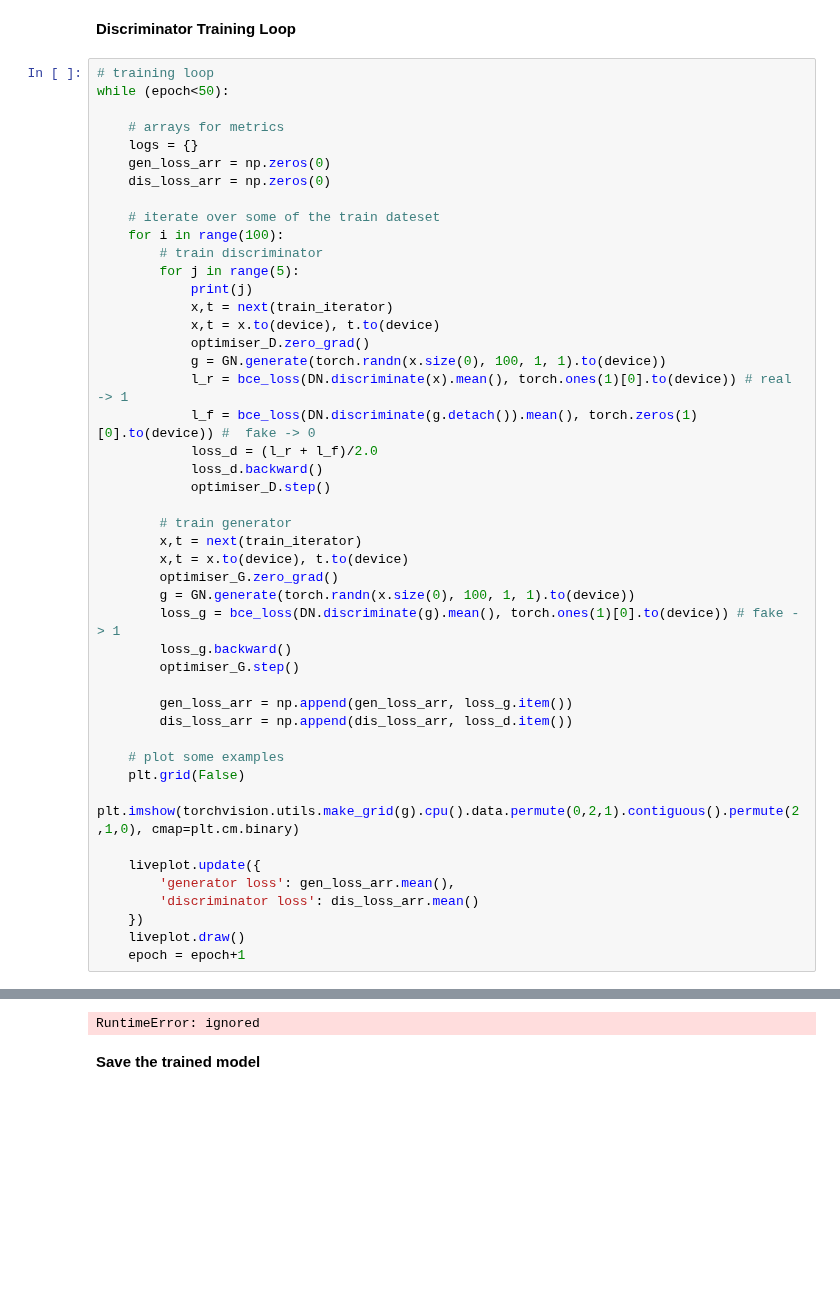
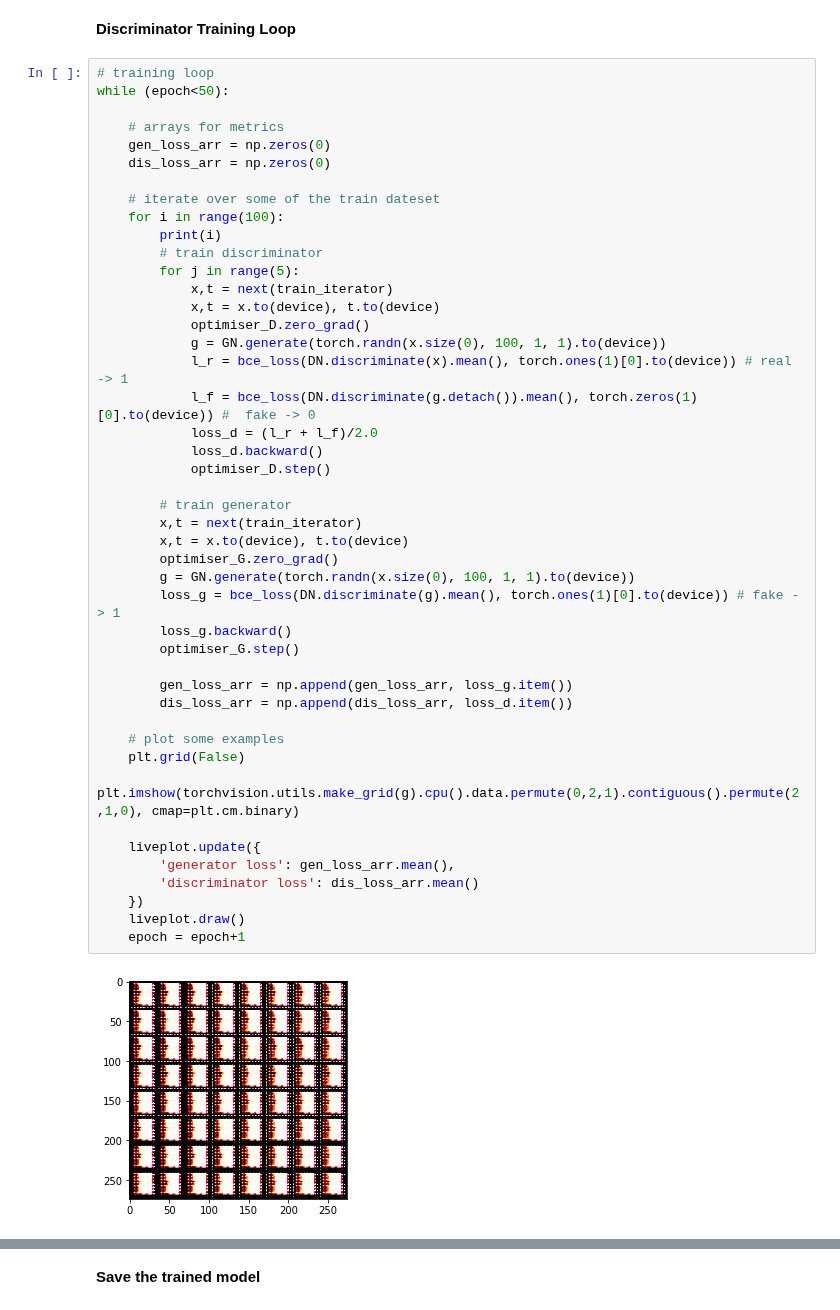
Before and after one commit to jakey1610/MachineLearningL3, a Jupyter notebook: birdgen.ipynb, the cells around one changed output, grey strips where cells are left out. Saved outputs shown, nothing was run; the diff lists cells and outputs as text; blank space fills up the shorter version.

```diff
--- a/birdgen.ipynb
+++ b/birdgen.ipynb
@@ -232,45 +252,45 @@ liveplot = PlotLosses()
 while (epoch<50):
 
     # arrays for metrics
-    logs = {}
     gen_loss_arr = np.zeros(0)
     dis_loss_arr = np.zeros(0)
 
     # iterate over some of the train dateset
     for i in range(100):
+        print(i)
         # train discriminator
         for j in range(5):
-            print(j)
             x,t = next(train_iterator)
             x,t = x.to(device), t.to(device)
             optimiser_D.zero_grad()
             g = GN.generate(torch.randn(x.size(0), 100, 1, 1).to(device))
             l_r = bce_loss(DN.discriminate(x).mean(), torch.ones(1)[0].to(device)) # real -> 1
             l_f = bce_loss(DN.discriminate(g.detach()).mean(), torch.zeros(1)[0].to(device)) #  fake -> 0
             loss_d = (l_r + l_f)/2.0
             loss_d.backward()
             optimiser_D.step()
 
         # train generator
         x,t = next(train_iterator)
         x,t = x.to(device), t.to(device)
         optimiser_G.zero_grad()
         g = GN.generate(torch.randn(x.size(0), 100, 1, 1).to(device))
         loss_g = bce_loss(DN.discriminate(g).mean(), torch.ones(1)[0].to(device)) # fake -> 1
         loss_g.backward()
         optimiser_G.step()
 
         gen_loss_arr = np.append(gen_loss_arr, loss_g.item())
         dis_loss_arr = np.append(dis_loss_arr, loss_d.item())
 
     # plot some examples
     plt.grid(False)
     plt.imshow(torchvision.utils.make_grid(g).cpu().data.permute(0,2,1).contiguous().permute(2,1,0), cmap=plt.cm.binary)
 
     liveplot.update({
         'generator loss': gen_loss_arr.mean(),
         'discriminator loss': dis_loss_arr.mean()
     })
     liveplot.draw()
     epoch = epoch+1
 # %% [output]
+[figure, added]
@@ -278,4 +315,3 @@ while (epoch<50):
-RuntimeError: ignored
 # %% [markdown]
 **Save the trained model**
 # %%
```
Also changed, not shown: parts of 2 cells of this notebook.
